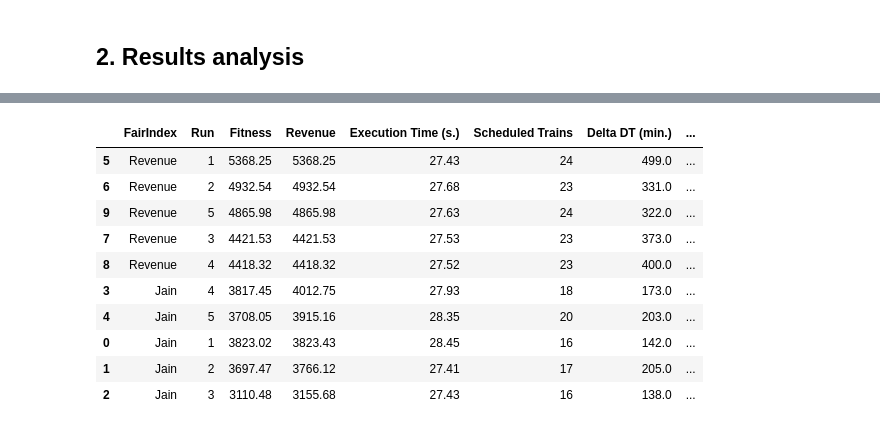
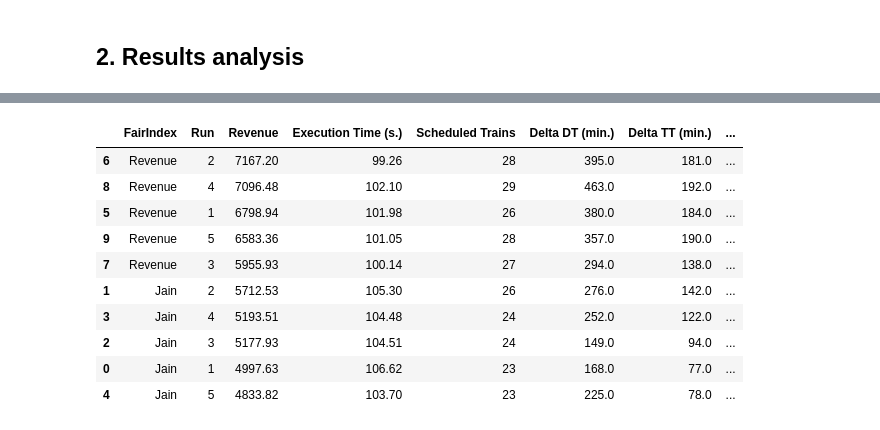
Before and after one commit to DavidMunozValero/GSA_M, a Jupyter notebook: notebooks/6.0-Capacity_Allocation_Equity.ipynb, the cells around one changed output, grey strips where cells are left out. Cells and saved outputs as stored; diff of their text form; code cells hidden in the pictures.

```diff
--- a/notebooks/6.0-Capacity_Allocation_Equity.ipynb
+++ b/notebooks/6.0-Capacity_Allocation_Equity.ipynb
@@ -506,4 +366,0 @@ df_population.head()
-# %%
-# Replace FairIndex NaN values with "Revenue"
-df_history['FairIndex'] = df_history['FairIndex'].fillna("Revenue")
-df_history.head()
@@ -606,14 +366,0 @@ df_pop.to_csv(reports_path / 'df_pop_equity.csv', sep=";", index=False)
-# %%
-# Prepare dataframe for boxplot
-rows = []
-for row in df_pop.iterrows():
-    run = row[1]['Run']
-    iteration = row[1]['Iteration']
-    algo = row[1]['FairIndex']
-
-    for individual in [ind_name for ind_name in row[1].index if 'real_' in ind_name]:
-        fitness = row[1][individual]
-        rows.append({'Run': run, 'Iteration': iteration, 'Fitness': fitness, 'FairIndex': algo, 'Individual': f'ID_{individual}'})
-
-df_boxplot = pd.DataFrame.from_dict(rows, orient='columns')
-df_boxplot
@@ -660,13 +440,14 @@ sns_box_plot(df=df_boxplot_filtered,
 # %%
 # Table with results by run
 
-sm = RevenueMaximization(requested_schedule=requested_schedule,
-                         revenue_behavior=revenue_behavior,
-                         line=line,
-                         safe_headway=10)
+mptt = MPTT(requested_schedule=requested_schedule,
+                revenue_behavior=revenue_behavior,
+                line=line,
+                safe_headway=10,
+                fair_index="Revenue")
 
 service_tsps = {service.id: service.tsp.name for service in supply.services}
-columns = ['FairIndex', 'Run', 'Fitness', 'Revenue', 'Execution Time (s.)', 'Scheduled Trains', 'Delta DT (min.)', 'Delta TT (min.)']
+columns = ['FairIndex', 'Run', 'Revenue', 'Execution Time (s.)', 'Scheduled Trains', 'Delta DT (min.)', 'Delta TT (min.)']
 columns += sorted(set(service_tsps.values()))
 columns += [f"{tsp}_equity" for tsp in sorted(set(service_tsps.values()))]
 summary_df = pd.DataFrame(columns=columns)
@@ -677,64 +458,62 @@ for algo_group in algo_grouped_df:
     run_grouped_df = algo_group[1].groupby('Run')
     for group in run_grouped_df.groups:
         run = run_grouped_df.get_group(group)['Run'].iloc[-1]
-        fitness = np.round(run_grouped_df.get_group(group)['Fitness'].iloc[-1], 2)
-        revenue = np.round(run_grouped_df.get_group(group)['Revenue'].iloc[-1], 2)
+        revenue = np.round(run_grouped_df.get_group(group)['Fitness'].iloc[-1], 2)
         execution_time = np.round(run_grouped_df.get_group(group)['ExecutionTime'].sum(), 2)
         scheduled_trains_array = run_grouped_df.get_group(group)['Discrete'].iloc[-1]
         scheduled_trains = int(sum(run_grouped_df.get_group(group)['Discrete'].iloc[-1]))
         real_solution = run_grouped_df.get_group(group)['Real'].iloc[-1]
-        sm.update_schedule(Solution(real=real_solution, discrete=scheduled_trains))
+        mptt.update_schedule(real_solution)
         delta_dt = 0.0
         delta_tt = 0.0
         services_by_tsp = {tsp: 0 for tsp in sorted(service_tsps.values())}
-        for i, service in enumerate(sm.requested_schedule):
+        for i, service in enumerate(mptt.requested_schedule):
             if not scheduled_trains_array[i]:
                 continue
-            departure_station = list(sm.requested_schedule[service].keys())[0]
-            delta_dt += abs(sm.updated_schedule[service][departure_station][1] -
-                            sm.requested_schedule[service][departure_station][1])
-            for j, stop in enumerate(sm.requested_schedule[service].keys()):
-                if j == 0 or j == len(sm.requested_schedule[service]) - 1:
+            departure_station = list(mptt.requested_schedule[service].keys())[0]
+            delta_dt += abs(mptt.updated_schedule[service][departure_station][1] -
+                            mptt.requested_schedule[service][departure_station][1])
+            for j, stop in enumerate(mptt.requested_schedule[service].keys()):
+                if j == 0 or j == len(mptt.requested_schedule[service]) - 1:
                     continue
-                delta_tt += abs(sm.updated_schedule[service][stop][1] - sm.requested_schedule[service][stop][1])
+                delta_tt += abs(mptt.updated_schedule[service][stop][1] - mptt.requested_schedule[service][stop][1])
 
             service_tsp = service_tsps[service]
             services_by_tsp[service_tsp] += 1
 
         percentages_by_tsp = {}
         for tsp in services_by_tsp:
             percentages_by_tsp[tsp] = f"{np.round(services_by_tsp[tsp] / tsp_df.loc[tsp, 'Number of Services'] * 100, 2)} %"
 
         frame_capacity_dict = {}
         for tsp in services_by_tsp:
-            frame_capacity_dict[f"{tsp}_equity"] = f"{np.round(services_by_tsp[tsp] / scheduled_trains * 100, 2)}"
+            frame_capacity_dict[f"{tsp}_equity"] = f"{np.round(services_by_tsp[tsp] / 25 * 100, 2)}"
 
         row_data =  [algo_group[0],
                      run,
-                     fitness,
                      revenue,
                      execution_time,
                      scheduled_trains,
                      np.round(delta_dt, 2),
                      np.round(delta_tt, 2),
                      *list(percentages_by_tsp.values()),
                      *list(frame_capacity_dict.values())]
         summary_df.loc[len(summary_df)] = row_data
 
 summary_df = summary_df.sort_values('Revenue', ascending=False)
 display(summary_df)
 print()
 # %% [output]
-|  | FairIndex | Run | Fitness | Revenue | Execution Time (s.) | Scheduled Trains | Delta DT (min.) | ... |
-| 5 | Revenue | 1 | 5368.25 | 5368.25 | 27.43 | 24 | 499.0 | ... |
-| 6 | Revenue | 2 | 4932.54 | 4932.54 | 27.68 | 23 | 331.0 | ... |
-| 9 | Revenue | 5 | 4865.98 | 4865.98 | 27.63 | 24 | 322.0 | ... |
-| 7 | Revenue | 3 | 4421.53 | 4421.53 | 27.53 | 23 | 373.0 | ... |
-| 8 | Revenue | 4 | 4418.32 | 4418.32 | 27.52 | 23 | 400.0 | ... |
-| 3 | Jain | 4 | 3817.45 | 4012.75 | 27.93 | 18 | 173.0 | ... |
-| 4 | Jain | 5 | 3708.05 | 3915.16 | 28.35 | 20 | 203.0 | ... |
-| 0 | Jain | 1 | 3823.02 | 3823.43 | 28.45 | 16 | 142.0 | ... |
-| 1 | Jain | 2 | 3697.47 | 3766.12 | 27.41 | 17 | 205.0 | ... |
-| 2 | Jain | 3 | 3110.48 | 3155.68 | 27.43 | 16 | 138.0 | ... |
+|  | FairIndex | Run | Revenue | Execution Time (s.) | Scheduled Trains | Delta DT (min.) | Delta TT (min.) | ... |
+| 6 | Revenue | 2 | 7167.20 | 99.26 | 28 | 395.0 | 181.0 | ... |
+| 8 | Revenue | 4 | 7096.48 | 102.10 | 29 | 463.0 | 192.0 | ... |
+| 5 | Revenue | 1 | 6798.94 | 101.98 | 26 | 380.0 | 184.0 | ... |
+| 9 | Revenue | 5 | 6583.36 | 101.05 | 28 | 357.0 | 190.0 | ... |
+| 7 | Revenue | 3 | 5955.93 | 100.14 | 27 | 294.0 | 138.0 | ... |
+| 1 | Jain | 2 | 5712.53 | 105.30 | 26 | 276.0 | 142.0 | ... |
+| 3 | Jain | 4 | 5193.51 | 104.48 | 24 | 252.0 | 122.0 | ... |
+| 2 | Jain | 3 | 5177.93 | 104.51 | 24 | 149.0 | 94.0 | ... |
+| 0 | Jain | 1 | 4997.63 | 106.62 | 23 | 168.0 | 77.0 | ... |
+| 4 | Jain | 5 | 4833.82 | 103.70 | 23 | 225.0 | 78.0 | ... |
 # %%
 frame_capacity
```
Also changed, not shown: parts of 47 cells of this notebook, 1 other file.
